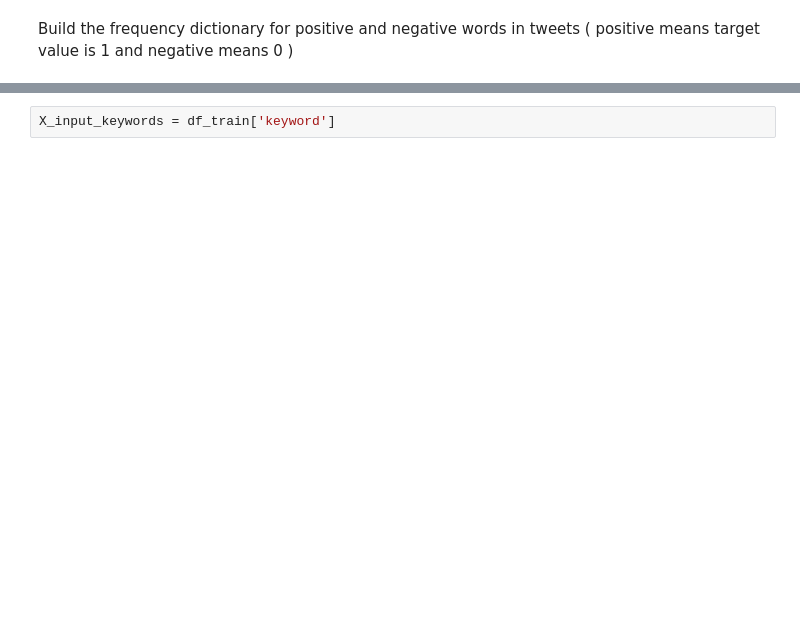
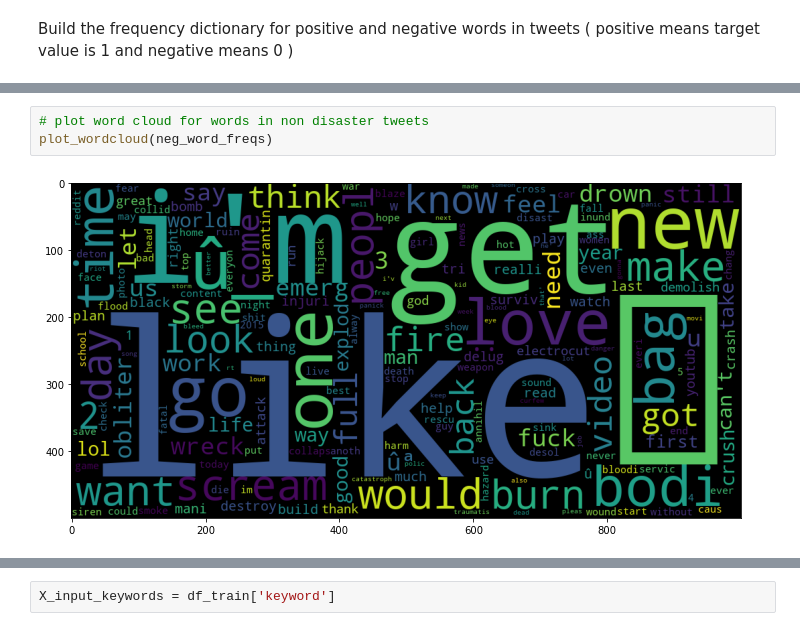
Before and after one commit to bk-anupam/NLP, a Jupyter notebook: Kaggle/DisasterTweetsPrediction/disaster-tweets-prediction.ipynb, the cells around one changed output, grey strips where cells are left out. Drawn from its saved outputs; the diff is of its cells as text; blank space fills up the shorter version.

```diff
--- a/Kaggle/DisasterTweetsPrediction/disaster-tweets-prediction.ipynb
+++ b/Kaggle/DisasterTweetsPrediction/disaster-tweets-prediction.ipynb
@@ -211,0 +181,5 @@ for item in get_topn_dictitems_byvalue(neg_location_freqs, 10):
+# %%
+# plot word cloud for words in non disaster tweets
+plot_wordcloud(neg_word_freqs)
+# %% [output]
+[figure, added]
```
Also changed, not shown: parts of 22 cells of this notebook, 1 other file.
